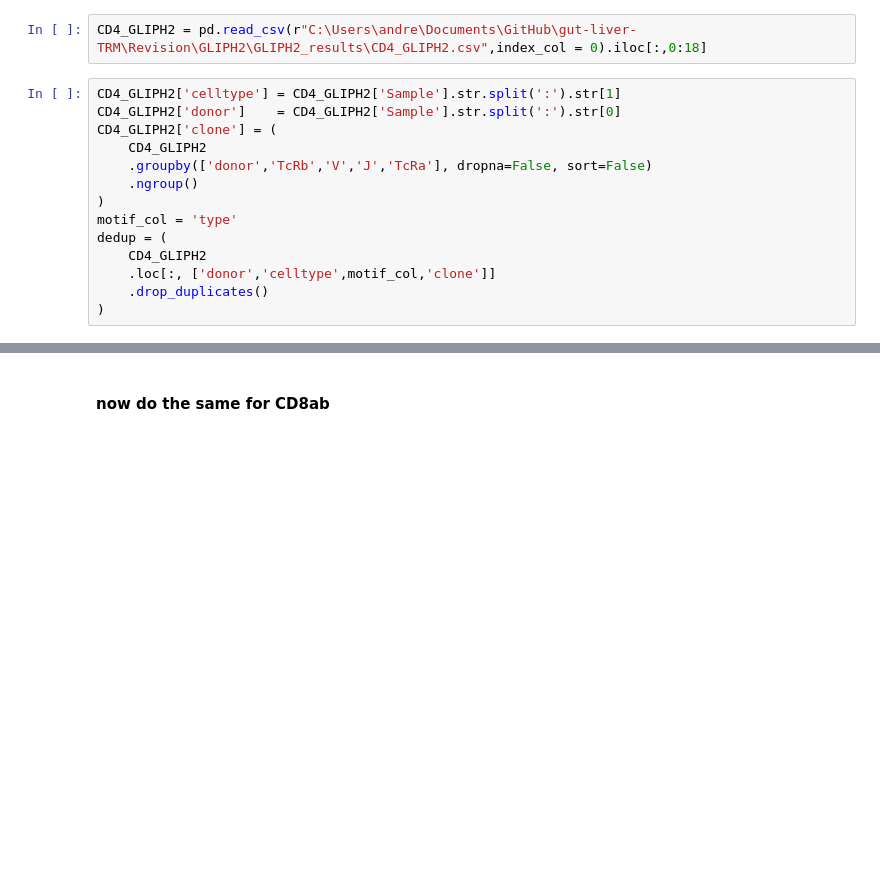
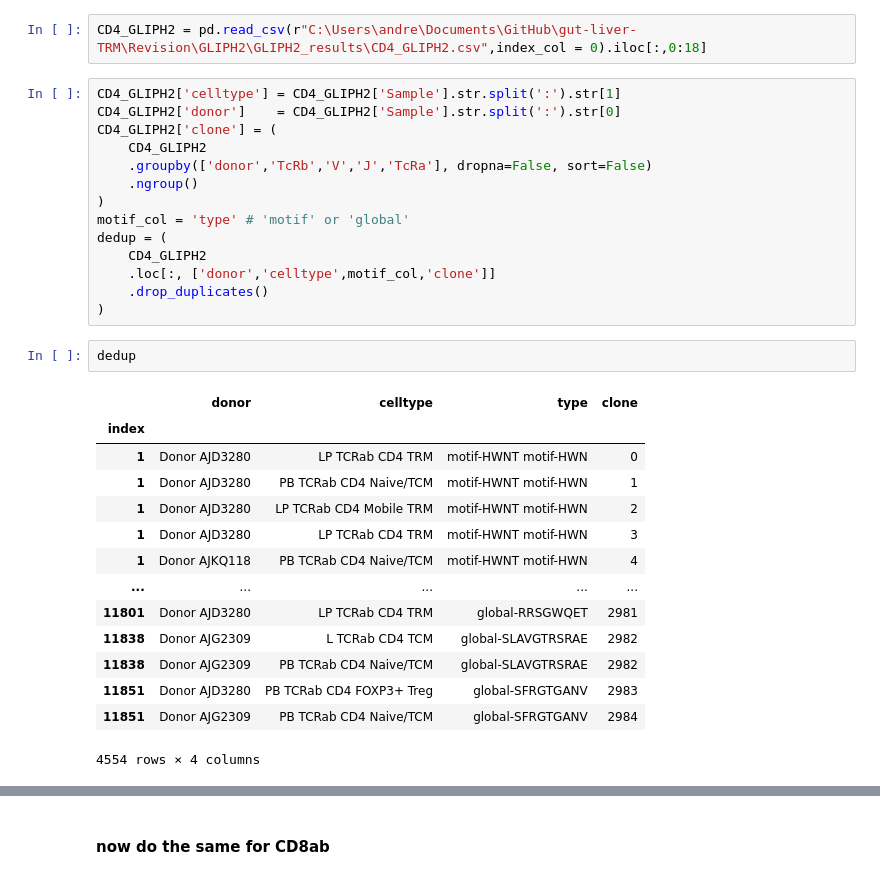
Before and after one commit to Ran-x2/gut-liver-TRM, a Jupyter notebook: Revision/GLIPH2/GLIPH2.ipynb, the cells around one changed output, grey strips where cells are left out. Cells and saved outputs as stored; diff of their text form; blank space fills up the shorter version.

```diff
--- a/Revision/GLIPH2/GLIPH2.ipynb
+++ b/Revision/GLIPH2/GLIPH2.ipynb
@@ -55,12 +55,29 @@ CD4_GLIPH2['clone'] = (
     .groupby(['donor','TcRb','V','J','TcRa'], dropna=False, sort=False)
     .ngroup()
 )
-motif_col = 'type'
+motif_col = 'type' # 'motif' or 'global'
 dedup = (
     CD4_GLIPH2
     .loc[:, ['donor','celltype',motif_col,'clone']]
     .drop_duplicates()
 )
+# %%
+dedup
+# %% [output]
+|  | donor | celltype | type | clone |
+| index |  |  |  |  |
+| 1 | Donor AJD3280 | LP TCRab CD4 TRM | motif-HWNT motif-HWN | 0 |
+| 1 | Donor AJD3280 | PB TCRab CD4 Naive/TCM | motif-HWNT motif-HWN | 1 |
+| 1 | Donor AJD3280 | LP TCRab CD4 Mobile TRM | motif-HWNT motif-HWN | 2 |
+| 1 | Donor AJD3280 | LP TCRab CD4 TRM | motif-HWNT motif-HWN | 3 |
+| 1 | Donor AJKQ118 | PB TCRab CD4 Naive/TCM | motif-HWNT motif-HWN | 4 |
+| ... | ... | ... | ... | ... |
+| 11801 | Donor AJD3280 | LP TCRab CD4 TRM | global-RRSGWQET | 2981 |
+| 11838 | Donor AJG2309 | L TCRab CD4 TCM | global-SLAVGTRSRAE | 2982 |
+| 11838 | Donor AJG2309 | PB TCRab CD4 Naive/TCM | global-SLAVGTRSRAE | 2982 |
+| 11851 | Donor AJD3280 | PB TCRab CD4 FOXP3+ Treg | global-SFRGTGANV | 2983 |
+| 11851 | Donor AJG2309 | PB TCRab CD4 Naive/TCM | global-SFRGTGANV | 2984 |
+4554 rows × 4 columns
 # %%
 CD4_GLIPH2_donor_clone_normalized = {}
 
```
Also changed, not shown: parts of 6 cells of this notebook, 10 other files.
